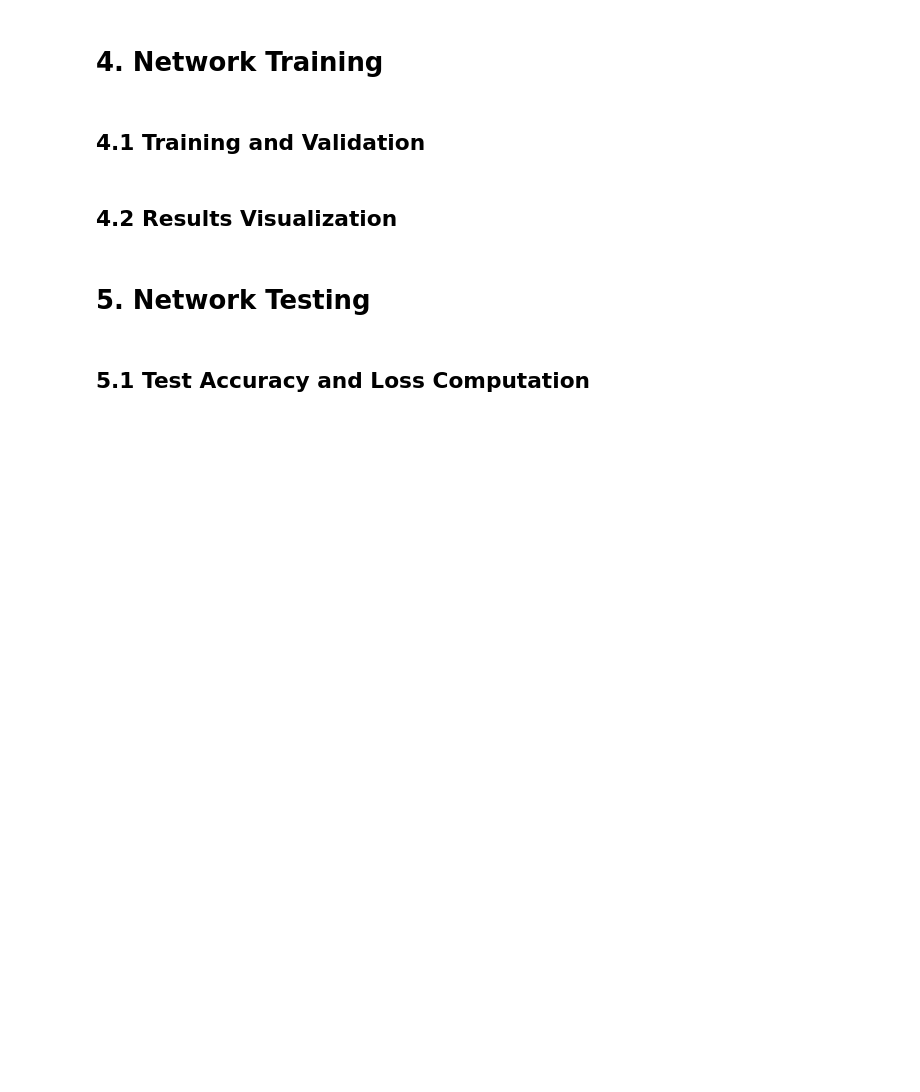
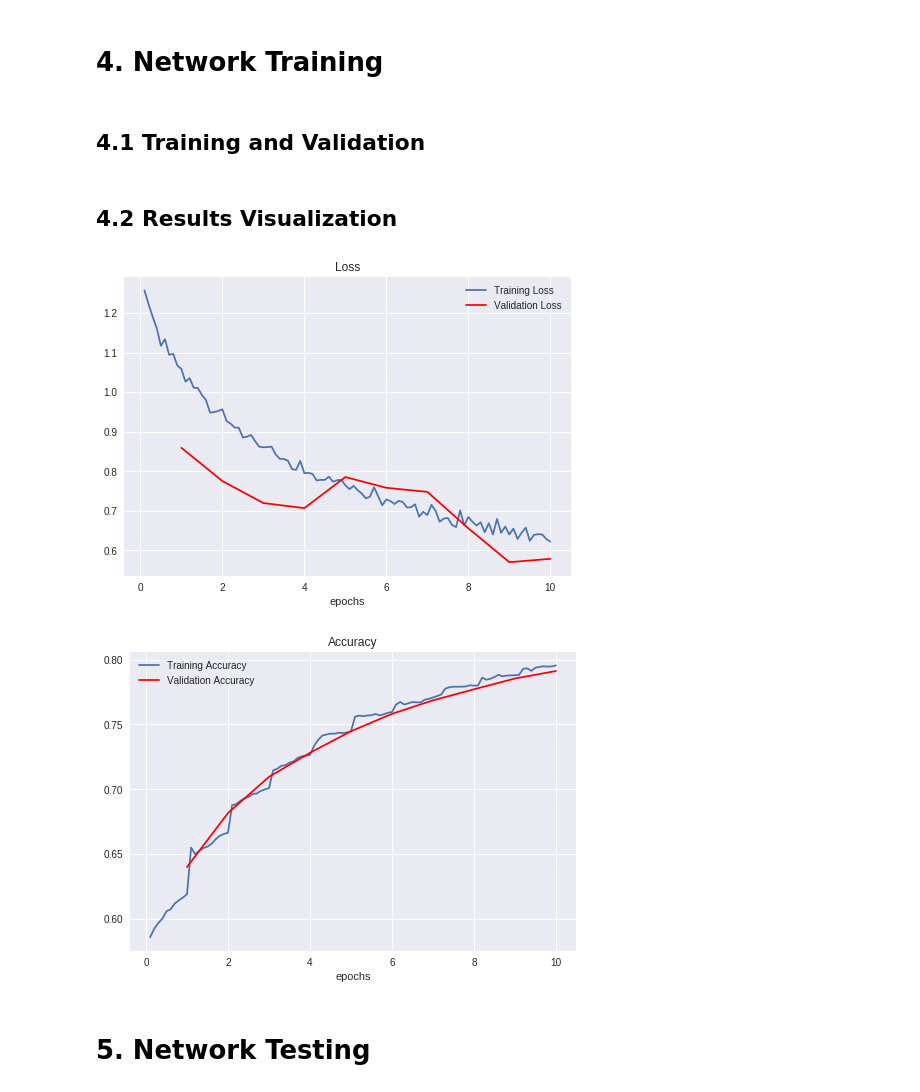
Before and after one commit to telecombcn-dl/2018-dlai-team10, a Jupyter notebook: CNN.ipynb, the cells around one changed output. Cells and saved outputs as stored; diff of their text form; code cells hidden in the pictures; blank space fills up the shorter version.

```diff
--- a/CNN.ipynb
+++ b/CNN.ipynb
@@ -280,10 +310,11 @@ print('Done!')
 # %%
 # To plot the results
 training_loss_list = []
+training_accuracy_list = []
 validation_loss_list = []
+validation_accuracy_list = []
 
-
-for epoch in range(100):  # loop over the dataset multiple times
+for epoch in range(10):  # loop over the dataset multiple times
 
     running_loss = 0.0
     training_accuracy = 0.0
@@ -318,10 +349,9 @@ for epoch in range(100):  # loop over the dataset multiple times
         running_loss += loss.item()
         if i % 200 == 199:    # print every 2000 mini-batches
             training_accuracy=training_correct/training_total
+            training_accuracy_list.append(training_accuracy)
             print('[%d, %5d] Training Loss: %.3f - Training Accuracy: %.3f' %
                   (epoch + 1, i + 1, running_loss / 200,training_accuracy))
-
-
             training_loss_list.append(running_loss/200)
             running_loss = 0.0
             total=0.0
@@ -348,6 +378,7 @@ for epoch in range(100):  # loop over the dataset multiple times
         validation_correct=validation_correct + (predicted == valid_labels).sum().item()
 
       validation_accuracy=validation_correct/validation_total
+      validation_accuracy_list.append(validation_accuracy)
       print('[%d] Validation Loss: %.3f - Validation Accuracy: %.3f' %
           (epoch + 1, running_validation_loss/len(valid_loader), validation_accuracy))
       validation_loss_list.append(valid_loss)
@@ -359,20 +390,30 @@ print('Finished Training')
 # %%
 training_examples = 6e4
 plot_every = 200 #batches
 training_loss_np = np.asarray(training_loss_list)
 validation_loss_np = np.asarray(validation_loss_list)
+training_accuracy_np = np.asarray(training_accuracy_list)
+validation_accuracy_np = np.asarray(validation_accuracy_list)
 
 x_axis_train = np.arange(1, len(training_loss_list)+1)
 x_axis_validation = np.arange(1, len(validation_loss_list)+1)
 
 p1=plt.plot(x_axis_train * bs * plot_every / training_examples, training_loss_np)
-p2=plt.plot(x_axis_validation, validation_loss_np)
+p2=plt.plot(x_axis_validation, validation_loss_np,color="r")
 
 plt.xlabel('epochs')
 plt.title('Loss')
 plt.legend((p1[0], p2[0]), ('Training Loss', 'Validation Loss'))
+plt.show(),
+
+p3=plt.plot(x_axis_train * bs * plot_every / training_examples, training_accuracy_np)
+p4=plt.plot(x_axis_validation, validation_accuracy_np,color="r")
+plt.xlabel('epochs')
+plt.title('Accuracy')
+plt.legend((p3[0], p4[0]), ('Training Accuracy', 'Validation Accuracy'))
 plt.show()
+# %% [output]
+[figure, added]
+[figure, added]
 # %% [markdown]
 # **5. Network Testing**
-# %% [markdown]
-## 5.1 Test Accuracy and Loss Computation
```
Also changed, not shown: parts of 12 cells of this notebook.
